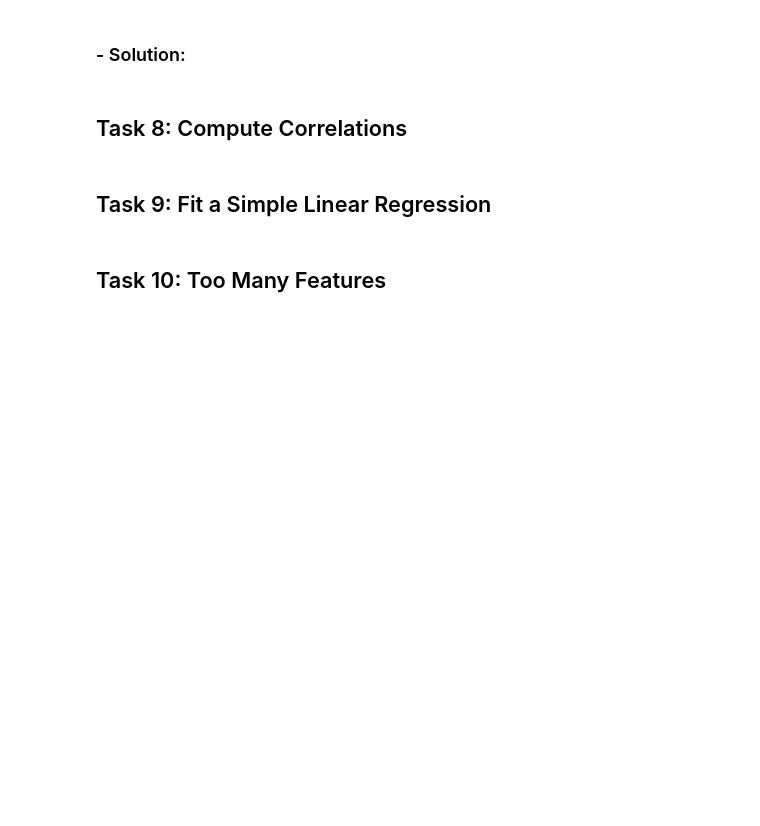
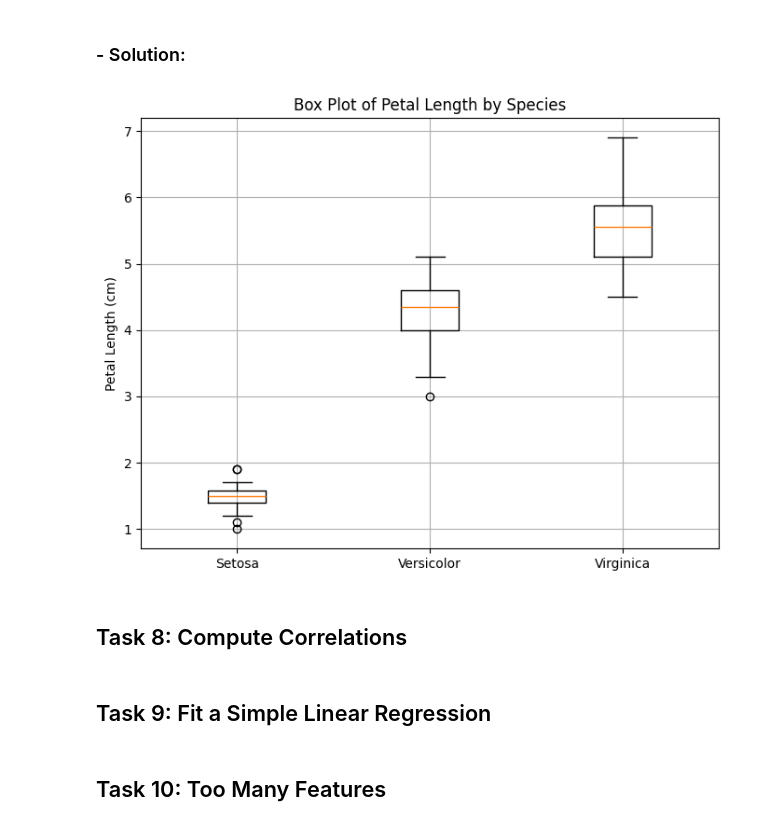
Before and after one commit to elainecazetta/principles_of_data_analytics, a Jupyter notebook: tasks.ipynb, the cells around one changed output. Cells and saved outputs as stored; diff of their text form; code cells hidden in the pictures; blank space fills up the shorter version.

```diff
--- a/tasks.ipynb
+++ b/tasks.ipynb
@@ -325,5 +333,38 @@ Create box-plots of the petal lengths for each of the three classes.
 # %% [markdown]
 ### - Solution:
+# %%
+#Imports:
+#
+# Pandas
+import pandas as pd
+# Plots
+import matplotlib.pyplot as plt
+# Iris Dataset
+from sklearn.datasets import load_iris
+
+# Load the Iris dataset and convert to DataFrame
+iris = load_iris()
+df = pd.DataFrame(data=iris.data, columns=iris.feature_names)
+df["species"] = iris.target
+
+# Create a list of petal lengths grouped by species
+petal_lengths = [
+    df[df["species"] == 0]["petal length (cm)"],  # Setosa
+    df[df["species"] == 1]["petal length (cm)"],  # Versicolor
+    df[df["species"] == 2]["petal length (cm)"]   # Virginica
+]
+
+# Create the boxplot
+plt.figure(figsize=(8, 6))
+plt.boxplot(petal_lengths, labels=["Setosa", "Versicolor", "Virginica"])
+plt.title("Box Plot of Petal Length by Species")
+plt.ylabel("Petal Length (cm)")
+plt.grid(True)
+
+# Show the plot
+plt.show()
+# %% [output]
+[figure, added]
 # %% [markdown]
 ## Task 8: Compute Correlations
 # %% [markdown]
```
Also changed, not shown: parts of 4 cells of this notebook.
